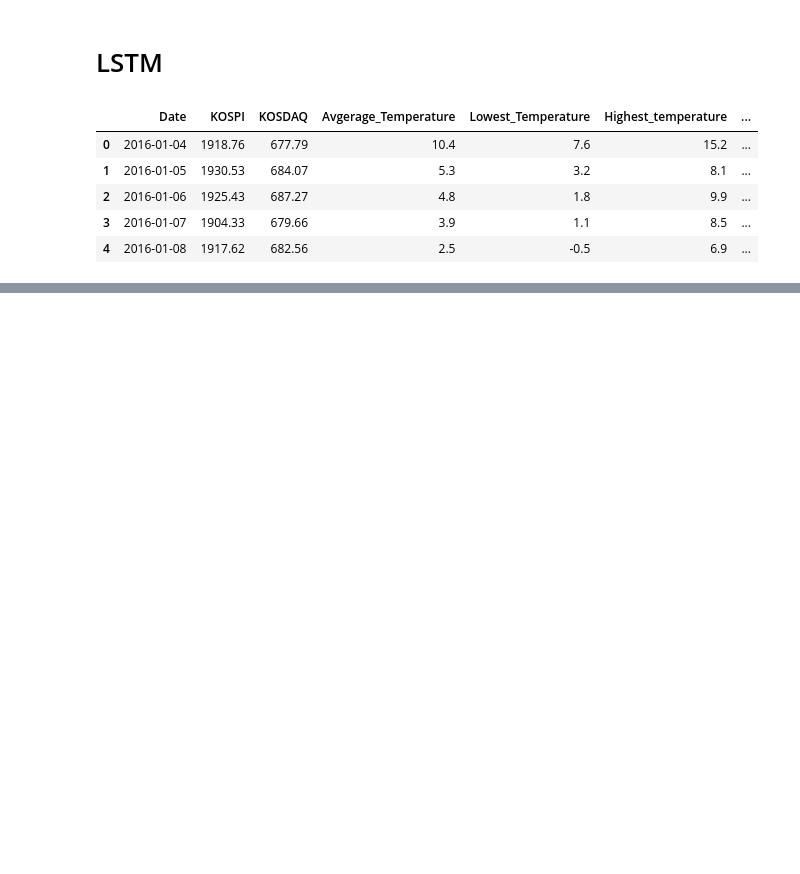
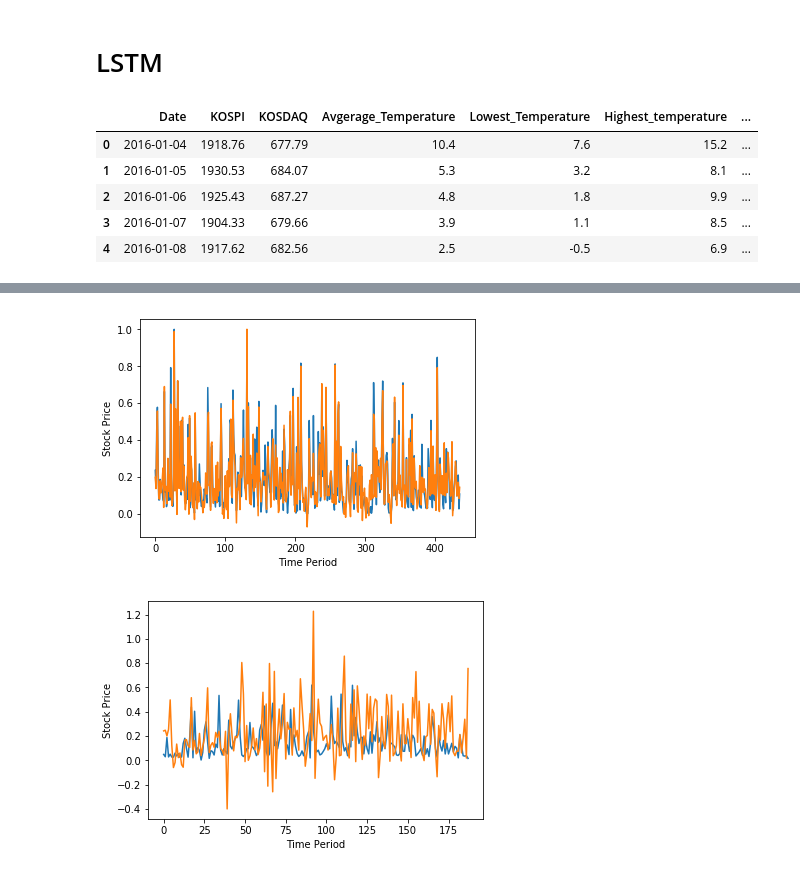
Before and after one commit to jhun0324/DL-Tutorial, a Jupyter notebook: data.ipynb, the cells around one changed output, grey strips where cells are left out. Saved outputs shown, nothing was run; the diff lists cells and outputs as text; code cells hidden in the pictures; blank space fills up the shorter version.

```diff
--- a/data.ipynb
+++ b/data.ipynb
@@ -93,0 +123,8 @@ df.head()
+# %%
+seq_len = 5
+data_dim = 1
+output_dim = 1
+hidden_dim = 10
+iterations = 2000
+scaled_revenue = np.reshape(MinMaxScaler(revenue), [-1,1])
+print(scaled_revenue)
@@ -93,0 +149,9 @@ df.head()
+# %%
+dataX = []
+dataY = []
+for i in range(scaled_revenue.shape[0] - seq_len):
+    _x = scaled_revenue[i:i+seq_len]
+    _y = scaled_revenue[i+seq_len]
+    print(_x, "->", _y)
+    dataX.append(_x)
+    dataY.append(_y)
@@ -93,0 +176,51 @@ df.head()
+# %%
+tf.reset_default_graph()
+
+train_size = int(len(dataY)*0.7)
+test_size = len(dataY) - train_size
+
+trainX, testX = np.array(dataX[:train_size]), np.array(dataX[train_size:len(dataX)])
+trainY, testY = np.array(dataY[:train_size]), np.array(dataY[train_size:len(dataY)])
+
+X = tf.placeholder(tf.float32, [None, seq_len, data_dim])
+Y = tf.placeholder(tf.float32, [None, 1])
+
+cell = tf.contrib.rnn.BasicLSTMCell(num_units=hidden_dim, state_is_tuple=True)
+outputs, _states = tf.nn.dynamic_rnn(cell, X, dtype = tf.float32)
+print(outputs[:, -1].shape)
+Y_pred = tf.contrib.layers.fully_connected(outputs[:, -1], output_dim, activation_fn=None)
+
+loss = tf.reduce_sum(tf.square(Y_pred - Y))
+optimizer = tf.train.AdamOptimizer(0.02)
+train = optimizer.minimize(loss)
+
+targets = tf.placeholder(tf.float32, [None, 1])
+predictions = tf.placeholder(tf.float32, [None, 1])
+rmse = tf.sqrt(tf.reduce_mean(tf.square(targets - predictions)))
+
+with tf.Session() as sess :
+    init = tf.global_variables_initializer()
+    sess.run(init)
+
+    for i in range(iterations) :
+        _, step_loss = sess.run([train, loss], feed_dict = {X:trainX,Y:trainY})
+        print("Step {} - loss : {}".format(i, step_loss))
+
+    train_predict = sess.run(Y_pred, feed_dict = {X:trainX})
+    train_rmse_val = sess.run(rmse, feed_dict = {targets : trainY, predictions : train_predict})
+    print("RMSE : {}".format(train_rmse_val))
+    test_predict = sess.run(Y_pred, feed_dict = {X:testX})
+    rmse_val = sess.run(rmse, feed_dict = {targets : testY, predictions:test_predict})
+    print("RMSE : {}".format(rmse_val))
+
+    plt.plot(trainY)
+    plt.plot(train_predict)
+    plt.xlabel("Time Period")
+    plt.ylabel("Stock Price")
+    plt.show()
+    plt.plot(testY)
+    plt.plot(test_predict)
+    plt.xlabel("Time Period")
+    plt.ylabel("Stock Price")
+    plt.show()
+# %% [output]
@@ -93,0 +244,2 @@ df.head()
+[figure, added]
+[figure, added]
```
Also changed, not shown: parts of 6 cells of this notebook.
